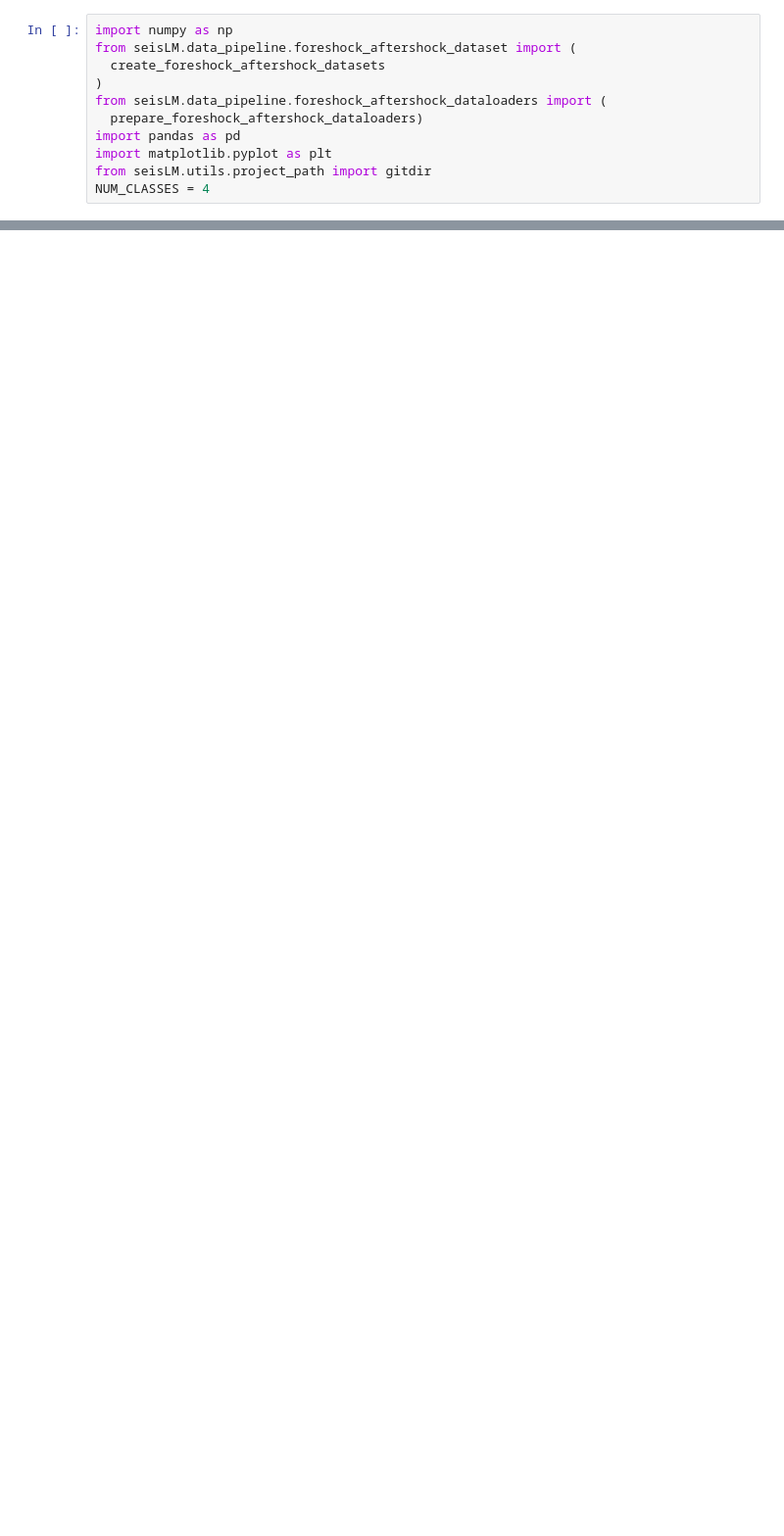
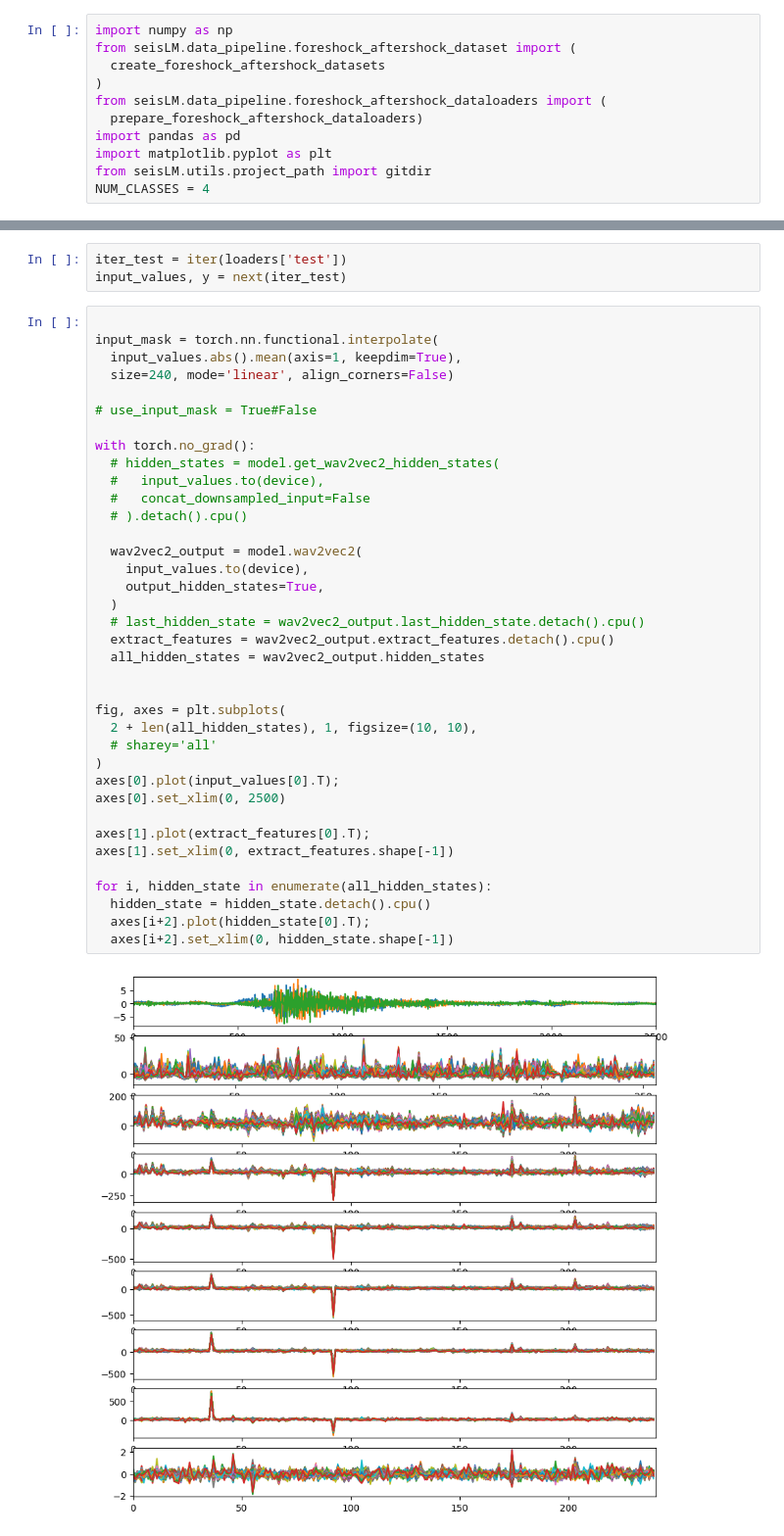
Before and after one commit to liutianlin0121/seisLM, a Jupyter notebook: notebooks/foreshock--aftershock/seislm-error-analysis.ipynb, the cells around one changed output, grey strips where cells are left out. Shown at 98% size. Drawn from its saved outputs; the diff is of its cells as text; blank space fills up the shorter version.

```diff
--- a/notebooks/foreshock--aftershock/seislm-error-analysis.ipynb
+++ b/notebooks/foreshock--aftershock/seislm-error-analysis.ipynb
@@ -54,0 +72,42 @@ Seed set to 42
+# %%
+iter_test = iter(loaders['test'])
+input_values, y = next(iter_test)
+# %%
+
+input_mask = torch.nn.functional.interpolate(
+  input_values.abs().mean(axis=1, keepdim=True),
+  size=240, mode='linear', align_corners=False)
+
+# use_input_mask = True#False
+
+with torch.no_grad():
+  # hidden_states = model.get_wav2vec2_hidden_states(
+  #   input_values.to(device),
+  #   concat_downsampled_input=False
+  # ).detach().cpu()
+
+  wav2vec2_output = model.wav2vec2(
+    input_values.to(device),
+    output_hidden_states=True,
+  )
+  # last_hidden_state = wav2vec2_output.last_hidden_state.detach().cpu()
+  extract_features = wav2vec2_output.extract_features.detach().cpu()
+  all_hidden_states = wav2vec2_output.hidden_states
+
+
+fig, axes = plt.subplots(
+  2 + len(all_hidden_states), 1, figsize=(10, 10),
+  # sharey='all'
+)
+axes[0].plot(input_values[0].T);
+axes[0].set_xlim(0, 2500)
+
+axes[1].plot(extract_features[0].T);
+axes[1].set_xlim(0, extract_features.shape[-1])
+
+for i, hidden_state in enumerate(all_hidden_states):
+  hidden_state = hidden_state.detach().cpu()
+  axes[i+2].plot(hidden_state[0].T);
+  axes[i+2].set_xlim(0, hidden_state.shape[-1])
+# %% [output]
+[figure, added]
```
Also changed, not shown: parts of 10 cells of this notebook, 4 other files.
